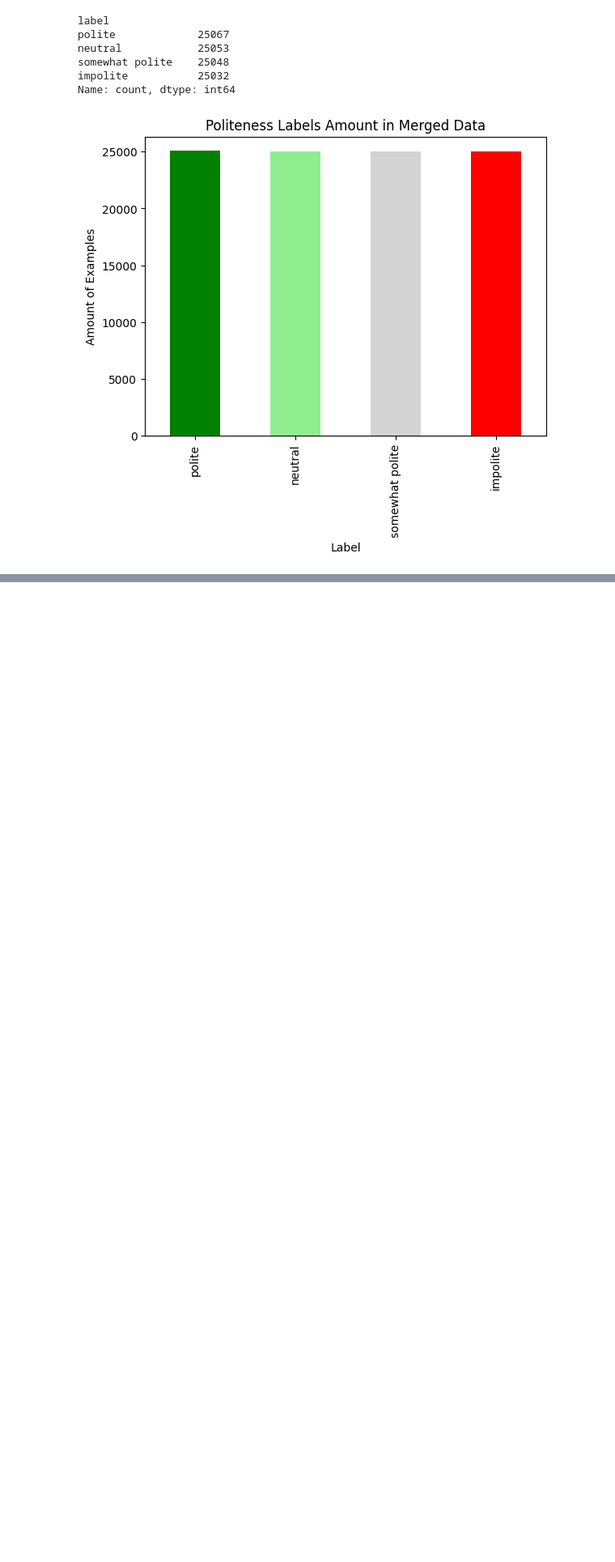
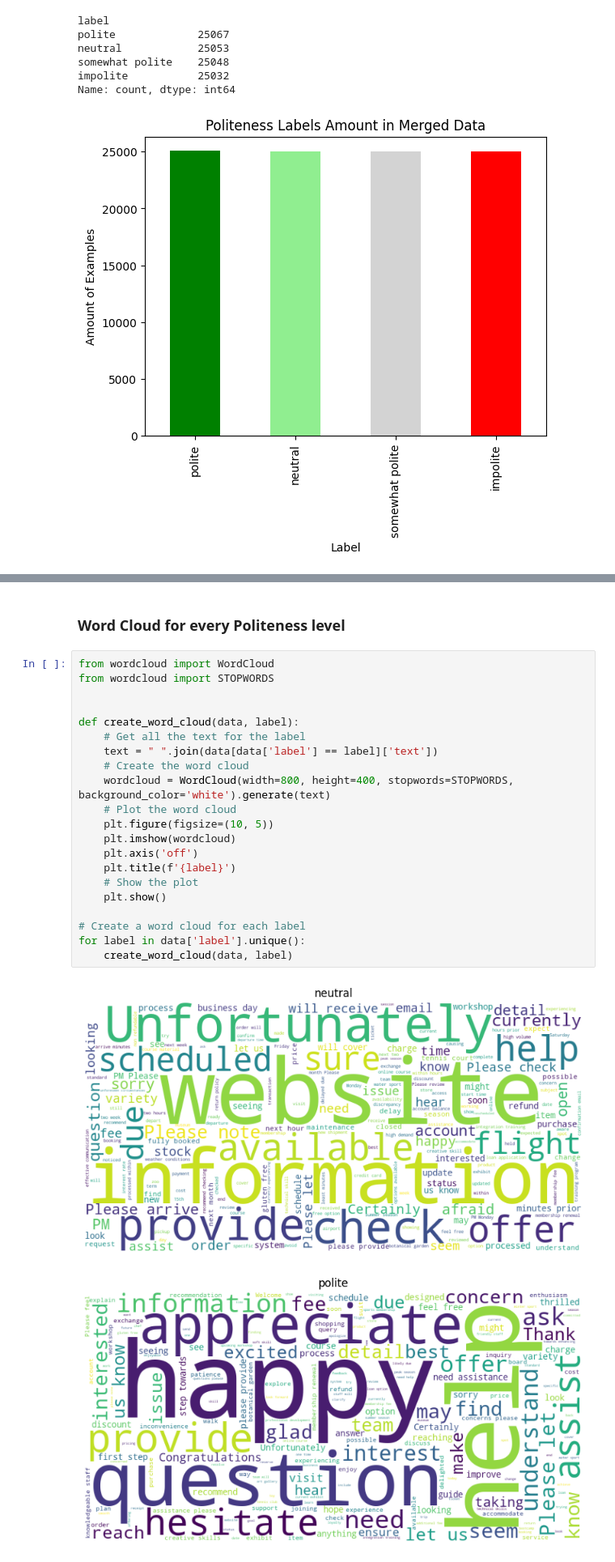
Before and after one commit to FranciscoAlves124/NLP1, a Jupyter notebook: eda.ipynb, the cells around one changed output, grey strips where cells are left out. Shown at 81% size. Saved outputs shown, nothing was run; the diff lists cells and outputs as text; blank space fills up the shorter version.

```diff
--- a/eda.ipynb
+++ b/eda.ipynb
@@ -109,0 +198,26 @@ Name: count, dtype: int64
+# %% [markdown]
+### Word Cloud for every Politeness level
+# %%
+from wordcloud import WordCloud
+from wordcloud import STOPWORDS
+
+
+def create_word_cloud(data, label):
+    # Get all the text for the label
+    text = " ".join(data[data['label'] == label]['text'])
+    # Create the word cloud
+    wordcloud = WordCloud(width=800, height=400, stopwords=STOPWORDS, background_color='white').generate(text)
+    # Plot the word cloud
+    plt.figure(figsize=(10, 5))
+    plt.imshow(wordcloud)
+    plt.axis('off')
+    plt.title(f'{label}')
+    # Show the plot
+    plt.show()
+
+# Create a word cloud for each label
+for label in data['label'].unique():
+    create_word_cloud(data, label)
+# %% [output]
+[figure, added]
+[figure, added]
```
Also changed, not shown: parts of 7 cells of this notebook, 3 other files.
